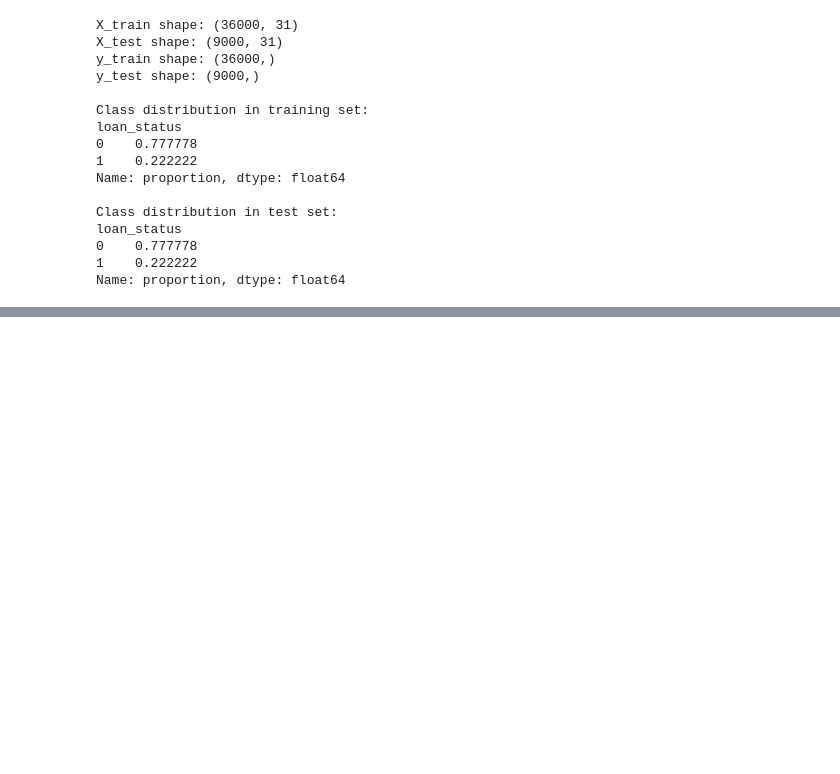
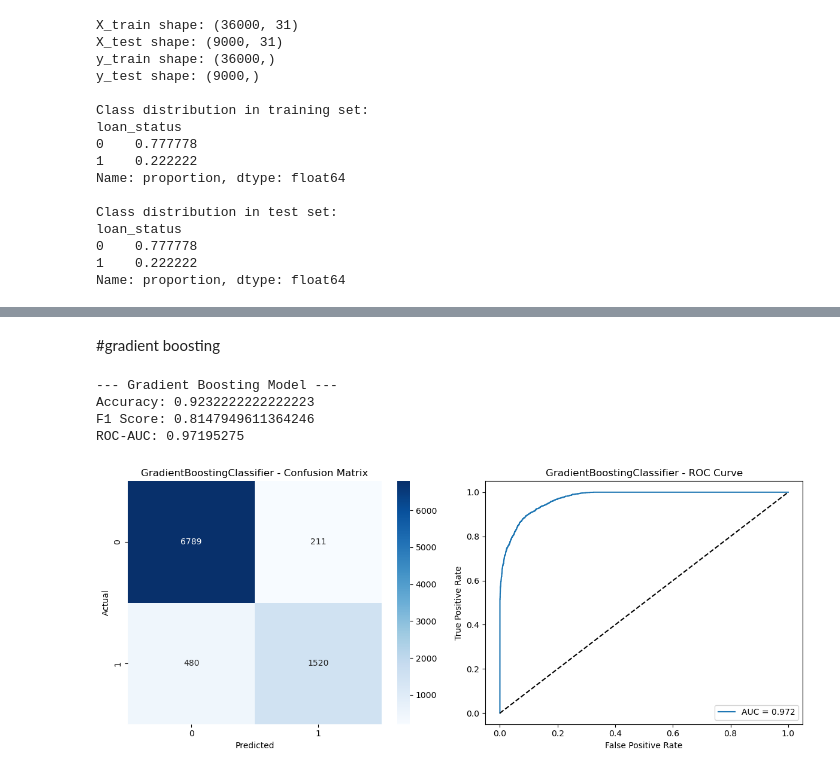
Before and after one commit to teja119/loan-prediction, a Jupyter notebook: loan _prediction.ipynb, the cells around one changed output, grey strips where cells are left out. Drawn from its saved outputs; the diff is of its cells as text; code cells hidden in the pictures; blank space fills up the shorter version.

```diff
--- a/loan _prediction.ipynb
+++ b/loan _prediction.ipynb
@@ -306,0 +437,31 @@ Name: proportion, dtype: float64
+# %% [markdown]
+#gradient boosting
+# %%
+from sklearn.ensemble import GradientBoostingClassifier
+
+print("\n--- Gradient Boosting Model ---")
+
+gb = GradientBoostingClassifier()
+gb.fit(X_train, y_train)
+
+y_pred = gb.predict(X_test)
+y_prob = gb.predict_proba(X_test)[:, 1]
+
+print("Accuracy:", accuracy_score(y_test, y_pred))
+print("F1 Score:", f1_score(y_test, y_pred))
+print("ROC-AUC:", roc_auc_score(y_test, y_prob))
+plot_cm_and_roc(y_test , y_pred , y_prob , "GradientBoostingClassifier")
+
+results.append({
+    "Model": "Gradient Boosting",
+    "Accuracy": accuracy_score(y_test, y_pred),
+    "F1 Score": f1_score(y_test, y_pred),
+    "ROC_AUC": roc_auc_score(y_test, y_prob)
+})
+models["Gradient Boosting"] = gb
+# %% [output]
+--- Gradient Boosting Model ---
+Accuracy: 0.9232222222222223
+F1 Score: 0.8147949611364246
+ROC-AUC: 0.97195275
+[figure, added]
```
Also changed, not shown: parts of 21 cells of this notebook, 3 other files.
